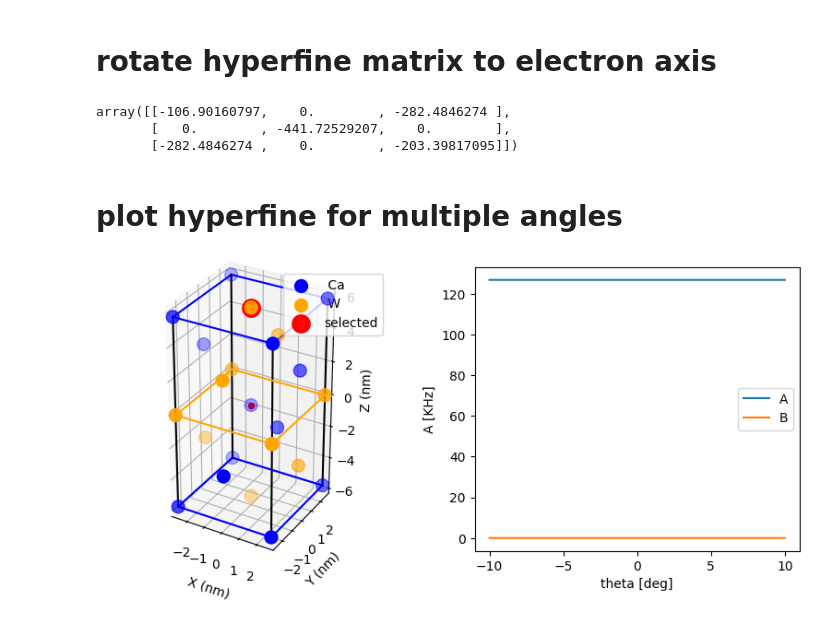
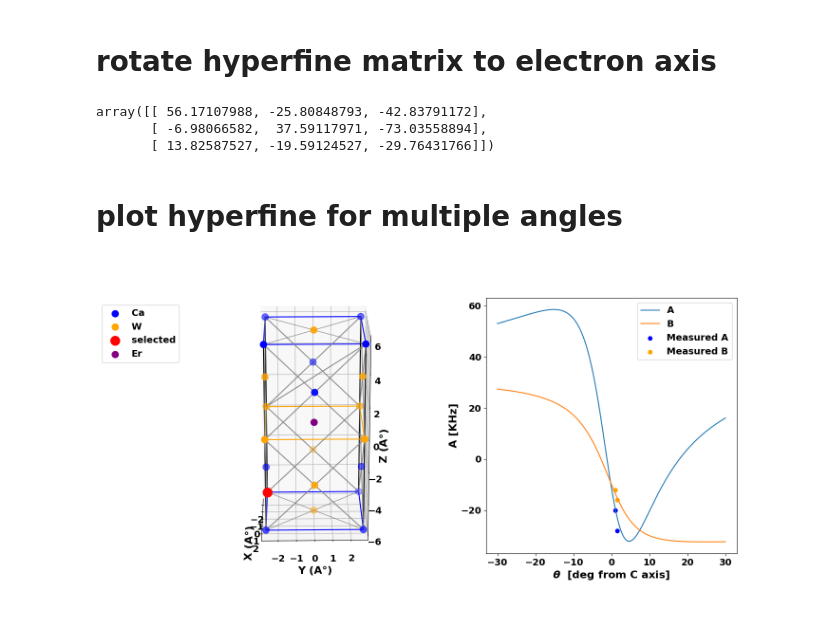
Before and after one commit to leonmyk/Spectroscopy_Hamiltonian_fitter-, a Jupyter notebook: A_plotter.ipynb, the cells around one changed output. Drawn from its saved outputs; the diff is of its cells as text; code cells hidden in the pictures.

```diff
--- a/A_plotter.ipynb
+++ b/A_plotter.ipynb
@@ -51,3 +49,7 @@ mu_W = gamma_W_ref * h  # J/T
 # Niobium-93 nuclear magnetic moment
 gamma_Nb_ref = 6.567400e7/2/np.pi # MHz/T
 mu_Nb = gamma_Nb_ref * h  # J/T
+
+# Calcium-43 nuclear magnetic moment
+gamma_Ca_ref = -2.86899e6          # Hz/T  (=-2.86899 MHz/T)  (43Ca)  :contentReference[oaicite:3]{index=3}
+mu_Ca = gamma_Ca_ref * h           # J/T
@@ -80,16 +77,16 @@ array([[-0.44172529,  0.        ,  0.        ],
 # %% [markdown]
 # rotate hyperfine matrix to electron axis
 # %%
-theta = np.deg2rad(10)
+theta = np.deg2rad(3)
 B_direction = np.array([np.sin(theta),0,np.cos(theta)])
 
 R = Get_nuc_to_elec_rotation(g_Er, B_direction)
 Hyperfine_tensor_rot = R @ Hyperfine_tensor @ R.T
 Hyperfine_tensor_rot*1e3 # in Khz
 # %% [output]
-array([[-106.90160797,    0.        , -282.4846274 ],
-       [   0.        , -441.72529207,    0.        ],
-       [-282.4846274 ,    0.        , -203.39817095]])
+array([[ 56.17107988, -25.80848793, -42.83791172],
+       [ -6.98066582,  37.59117971, -73.03558894],
+       [ 13.82587527, -19.59124527, -29.76431766]])
 # %%
 # Constants
 h    = 6.6260693e-34       # Plank constant
@@ -109,10 +106,41 @@ g_Er = gamma_Er/mu_B*h*1e6
 # %% [markdown]
 # plot hyperfine for multiple angles
 # %%
-thetas = np.linspace(-10,10,10000)*np.pi/180
-index= 12
+import matplotlib as mpl
+
+mpl.rcParams.update({
+    'font.size': 14,
+    'axes.labelsize': 16,
+    'axes.titlesize': 16,
+    'xtick.labelsize': 14,
+    'ytick.labelsize': 14,
+    'legend.fontsize': 14,
+    'font.weight': 'bold',
+    'axes.labelweight': 'bold',
+    'axes.titleweight': 'bold',
+})
+
+i = 5
+r = Ca_atomes[i]['xyz']*1e-10
+thetas = np.linspace(-30,30,10000)*np.pi/180
+
 b0 = 436.917
 # Plot_hyperFine_for_site(thetas,b0,W_atomes['xyz'][index] * 1e-10,atome='W',site_index=index)
-Plot_hyperFine_for_site(thetas,b0,r_niobium,mu=mu_Nb,Crystal_atoms=Crystal_atoms)
+basis_vecs = np.array([[-0.7667481 , -0.63716125, -0.07824886],
+       [-0.64188365,  0.75922728,  0.10751423],
+       [ 0.00909524, -0.13266299,  0.99111947]])
+
+
+
+eigvals = np.array([-17.14683456, -15.74260574,  32.8894403 ])
+
+labels = [f"$Q_{axis}$ = {eigvals[i]:.3g}" for i, axis in enumerate(['x', 'y', 'z'])]
+
+angles = [1.5,1]
+A = [-28,-20]
+B = [-16,-12]
+
+
+ani = Plot_hyperFine_for_site(thetas,b0,r,mu=mu_Ca,Crystal_atoms=Crystal_atoms,labels=labels,basis_vecs=[],animate=True,save = True,measured_Angle=angles,measured_A=A,measured_B=B)
 # %% [output]
-[figure, old version]
+[figure, new version]
```
Also changed, not shown: parts of 9 cells of this notebook.
